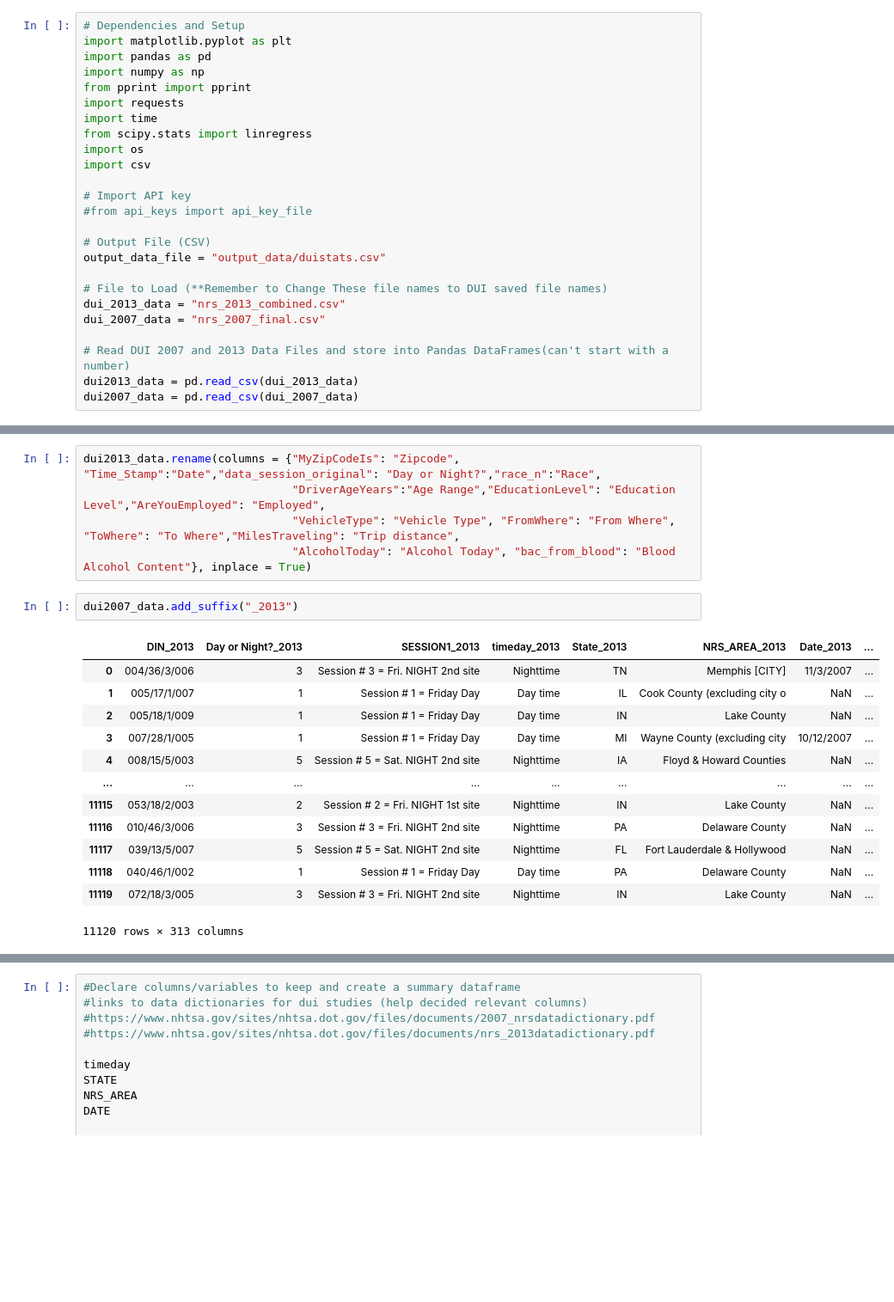
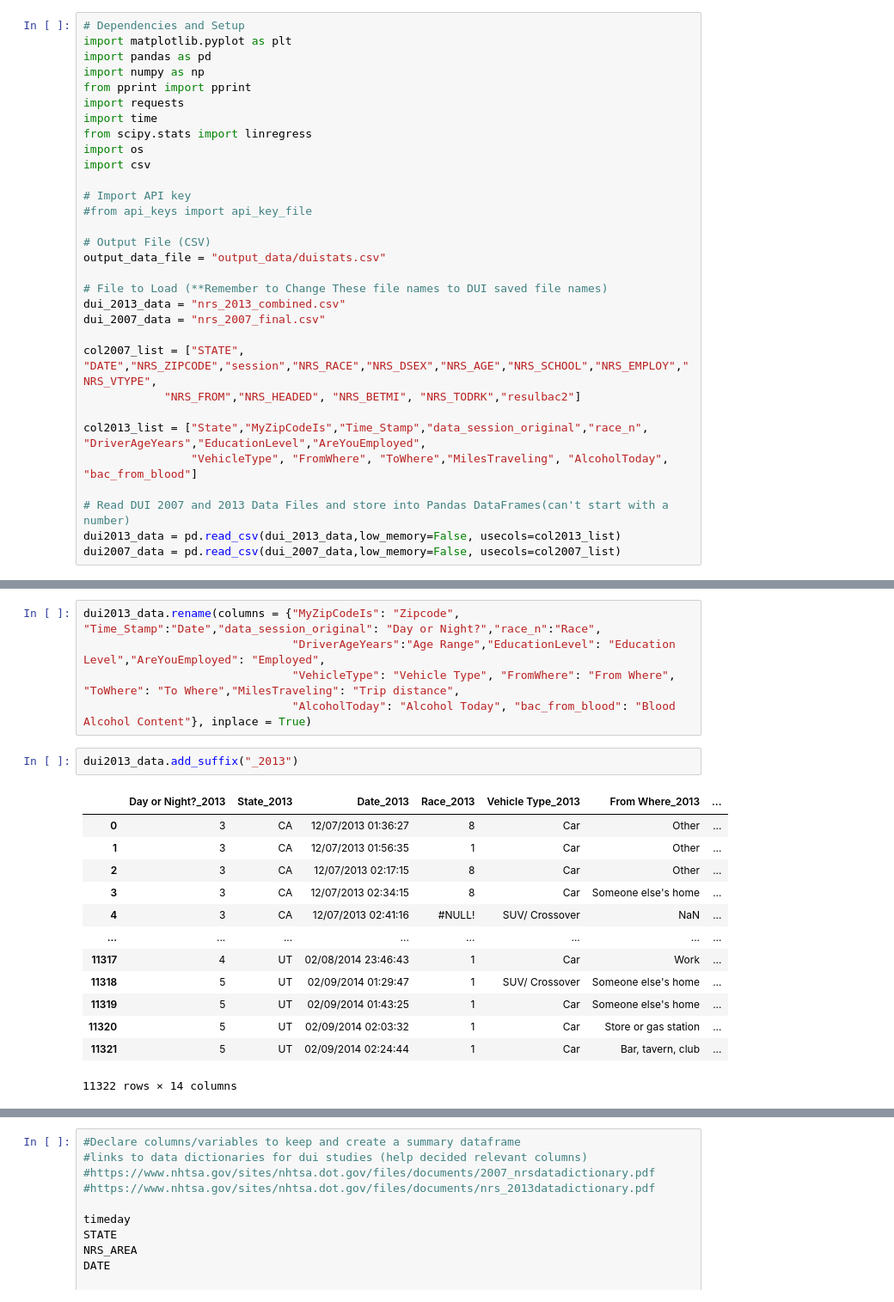
Before and after one commit to Nickfeliciano2/DUI-Statistical-Analysis-API, a Jupyter notebook: elizabeth_project_work/merge.ipynb, the cells around one changed output, grey strips where cells are left out. Shown at 86% size. Drawn from its saved outputs; the diff is of its cells as text; blank space fills up the shorter version.

```diff
--- a/elizabeth_project_work/merge.ipynb
+++ b/elizabeth_project_work/merge.ipynb
@@ -20,6 +20,12 @@ output_data_file = "output_data/duistats.csv"
 dui_2013_data = "nrs_2013_combined.csv"
 dui_2007_data = "nrs_2007_final.csv"
 
+col2007_list = ["STATE", "DATE","NRS_ZIPCODE","session","NRS_RACE","NRS_DSEX","NRS_AGE","NRS_SCHOOL","NRS_EMPLOY","NRS_VTYPE",
+            "NRS_FROM","NRS_HEADED", "NRS_BETMI", "NRS_TODRK","resulbac2"]
+
+col2013_list = ["State","MyZipCodeIs","Time_Stamp","data_session_original","race_n", "DriverAgeYears","EducationLevel","AreYouEmployed",
+                "VehicleType", "FromWhere", "ToWhere","MilesTraveling", "AlcoholToday", "bac_from_blood"]
+
 # Read DUI 2007 and 2013 Data Files and store into Pandas DataFrames(can't start with a number)
-dui2013_data = pd.read_csv(dui_2013_data)
-dui2007_data = pd.read_csv(dui_2007_data)
+dui2013_data = pd.read_csv(dui_2013_data,low_memory=False, usecols=col2013_list)
+dui2007_data = pd.read_csv(dui_2007_data,low_memory=False, usecols=col2007_list)
@@ -67,18 +94,18 @@ dui2013_data.rename(columns = {"MyZipCodeIs": "Zipcode", "Time_Stamp":"Date","da
                                "VehicleType": "Vehicle Type", "FromWhere": "From Where", "ToWhere": "To Where","MilesTraveling": "Trip distance",
                                "AlcoholToday": "Alcohol Today", "bac_from_blood": "Blood Alcohol Content"}, inplace = True)
 # %%
-dui2007_data.add_suffix("_2013")
+dui2013_data.add_suffix("_2013")
 # %% [output]
-|  | DIN_2013 | Day or Night?_2013 | SESSION1_2013 | timeday_2013 | State_2013 | NRS_AREA_2013 | Date_2013 | ... |
-| 0 | 004/36/3/006 | 3 | Session # 3 = Fri. NIGHT 2nd site | Nighttime | TN | Memphis [CITY] | 11/3/2007 | ... |
-| 1 | 005/17/1/007 | 1 | Session # 1 = Friday Day | Day time | IL | Cook County (excluding city o | NaN | ... |
-| 2 | 005/18/1/009 | 1 | Session # 1 = Friday Day | Day time | IN | Lake County | NaN | ... |
-| 3 | 007/28/1/005 | 1 | Session # 1 = Friday Day | Day time | MI | Wayne County (excluding city | 10/12/2007 | ... |
-| 4 | 008/15/5/003 | 5 | Session # 5 = Sat. NIGHT 2nd site | Nighttime | IA | Floyd & Howard Counties | NaN | ... |
-| ... | ... | ... | ... | ... | ... | ... | ... | ... |
-| 11115 | 053/18/2/003 | 2 | Session # 2 = Fri. NIGHT 1st site | Nighttime | IN | Lake County | NaN | ... |
-| 11116 | 010/46/3/006 | 3 | Session # 3 = Fri. NIGHT 2nd site | Nighttime | PA | Delaware County | NaN | ... |
-| 11117 | 039/13/5/007 | 5 | Session # 5 = Sat. NIGHT 2nd site | Nighttime | FL | Fort Lauderdale & Hollywood | NaN | ... |
-| 11118 | 040/46/1/002 | 1 | Session # 1 = Friday Day | Day time | PA | Delaware County | NaN | ... |
-| 11119 | 072/18/3/005 | 3 | Session # 3 = Fri. NIGHT 2nd site | Nighttime | IN | Lake County | NaN | ... |
+|  | Day or Night?_2013 | State_2013 | Date_2013 | Race_2013 | Vehicle Type_2013 | From Where_2013 | ... |
+| 0 | 3 | CA | 12/07/2013 01:36:27 | 8 | Car | Other | ... |
+| 1 | 3 | CA | 12/07/2013 01:56:35 | 1 | Car | Other | ... |
+| 2 | 3 | CA | 12/07/2013 02:17:15 | 8 | Car | Other | ... |
+| 3 | 3 | CA | 12/07/2013 02:34:15 | 8 | Car | Someone else's home | ... |
+| 4 | 3 | CA | 12/07/2013 02:41:16 | #NULL! | SUV/ Crossover | NaN | ... |
+| ... | ... | ... | ... | ... | ... | ... | ... |
+| 11317 | 4 | UT | 02/08/2014 23:46:43 | 1 | Car | Work | ... |
+| 11318 | 5 | UT | 02/09/2014 01:29:47 | 1 | SUV/ Crossover | Someone else's home | ... |
+| 11319 | 5 | UT | 02/09/2014 01:43:25 | 1 | Car | Someone else's home | ... |
+| 11320 | 5 | UT | 02/09/2014 02:03:32 | 1 | Car | Store or gas station | ... |
+| 11321 | 5 | UT | 02/09/2014 02:24:44 | 1 | Car | Bar, tavern, club | ... |
-11120 rows × 313 columns
+11322 rows × 14 columns
```
Also changed, not shown: parts of 9 cells of this notebook.
